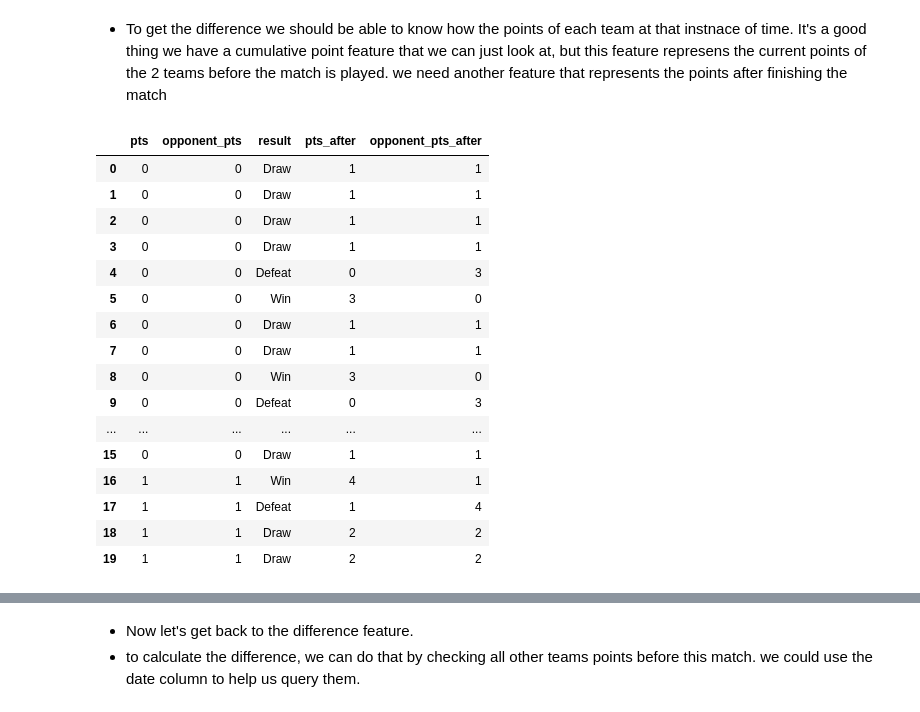
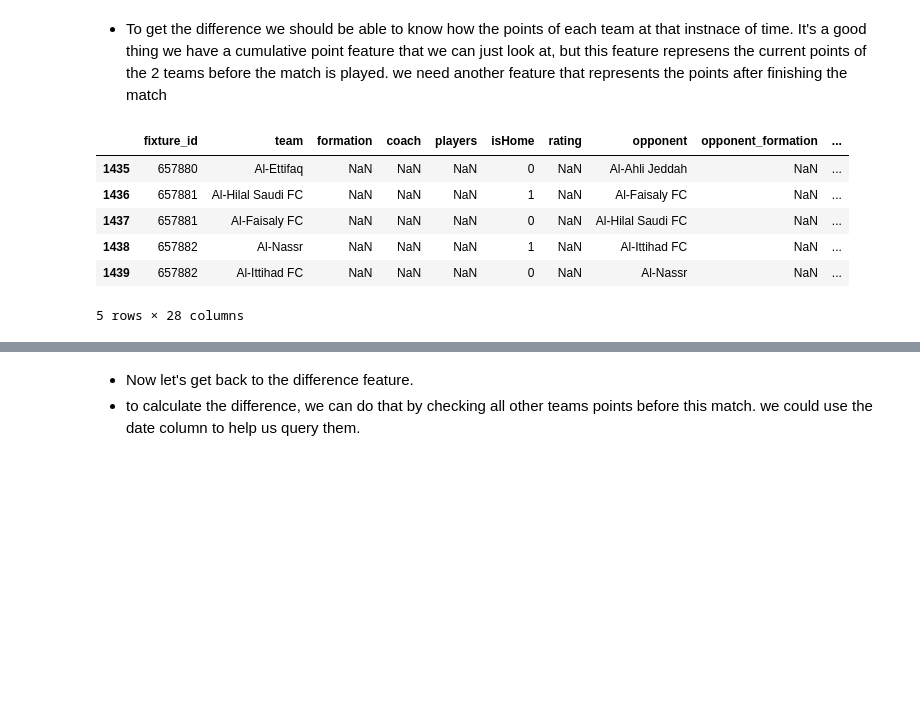
Before and after one commit to Link20222/SaudiLeague, a Jupyter notebook: comprehensive EDA.ipynb, the cells around one changed output, grey strips where cells are left out. Cells and saved outputs as stored; diff of their text form; code cells hidden in the pictures; blank space fills up the shorter version.

```diff
--- a/comprehensive EDA.ipynb
+++ b/comprehensive EDA.ipynb
@@ -872,26 +864,16 @@ df.loc[(df["result"] == "Draw"), "opponent_pts_after"] += 1
 # %%
 df.loc[(df["result"] == "Win"), "pts_after"] += 3
 df.loc[(df["result"] == "Defeat"), "opponent_pts_after"] += 3
-# %%
-df[["pts", "opponent_pts", "result", "pts_after", "opponent_pts_after"]].head(20)
-# %% [output]
-|  | pts | opponent_pts | result | pts_after | opponent_pts_after |
-| 0 | 0 | 0 | Draw | 1 | 1 |
-| 1 | 0 | 0 | Draw | 1 | 1 |
-| 2 | 0 | 0 | Draw | 1 | 1 |
-| 3 | 0 | 0 | Draw | 1 | 1 |
-| 4 | 0 | 0 | Defeat | 0 | 3 |
-| 5 | 0 | 0 | Win | 3 | 0 |
-| 6 | 0 | 0 | Draw | 1 | 1 |
-| 7 | 0 | 0 | Draw | 1 | 1 |
-| 8 | 0 | 0 | Win | 3 | 0 |
-| 9 | 0 | 0 | Defeat | 0 | 3 |
-| ... | ... | ... | ... | ... | ... |
-| 15 | 0 | 0 | Draw | 1 | 1 |
-| 16 | 1 | 1 | Win | 4 | 1 |
-| 17 | 1 | 1 | Defeat | 1 | 4 |
-| 18 | 1 | 1 | Draw | 2 | 2 |
-| 19 | 1 | 1 | Draw | 2 | 2 |
+# %%
+df.tail()
+# %% [output]
+|  | fixture_id | team | formation | coach | players | isHome | rating | opponent | opponent_formation | ... |
+| 1435 | 657880 | Al-Ettifaq | NaN | NaN | NaN | 0 | NaN | Al-Ahli Jeddah | NaN | ... |
+| 1436 | 657881 | Al-Hilal Saudi FC | NaN | NaN | NaN | 1 | NaN | Al-Faisaly FC | NaN | ... |
+| 1437 | 657881 | Al-Faisaly FC | NaN | NaN | NaN | 0 | NaN | Al-Hilal Saudi FC | NaN | ... |
+| 1438 | 657882 | Al-Nassr | NaN | NaN | NaN | 1 | NaN | Al-Ittihad FC | NaN | ... |
+| 1439 | 657882 | Al-Ittihad FC | NaN | NaN | NaN | 0 | NaN | Al-Nassr | NaN | ... |
+5 rows × 28 columns
 # %%
 df.loc[(df["result"] == "Defeat") & (df["isHome"] == 1)].pts_after = df.loc[(df["result"] == "Defeat") & (df["isHome"] == 1)].pts
 df.loc[(df["result"] == "Defeat") & (df["isHome"] == 0)].opponent_pts_after = df.loc[(df["result"] == "Defeat") & (df["isHome"] == 0)].opponent_pts
```
Also changed, not shown: parts of 8 cells of this notebook, 1 other file.
